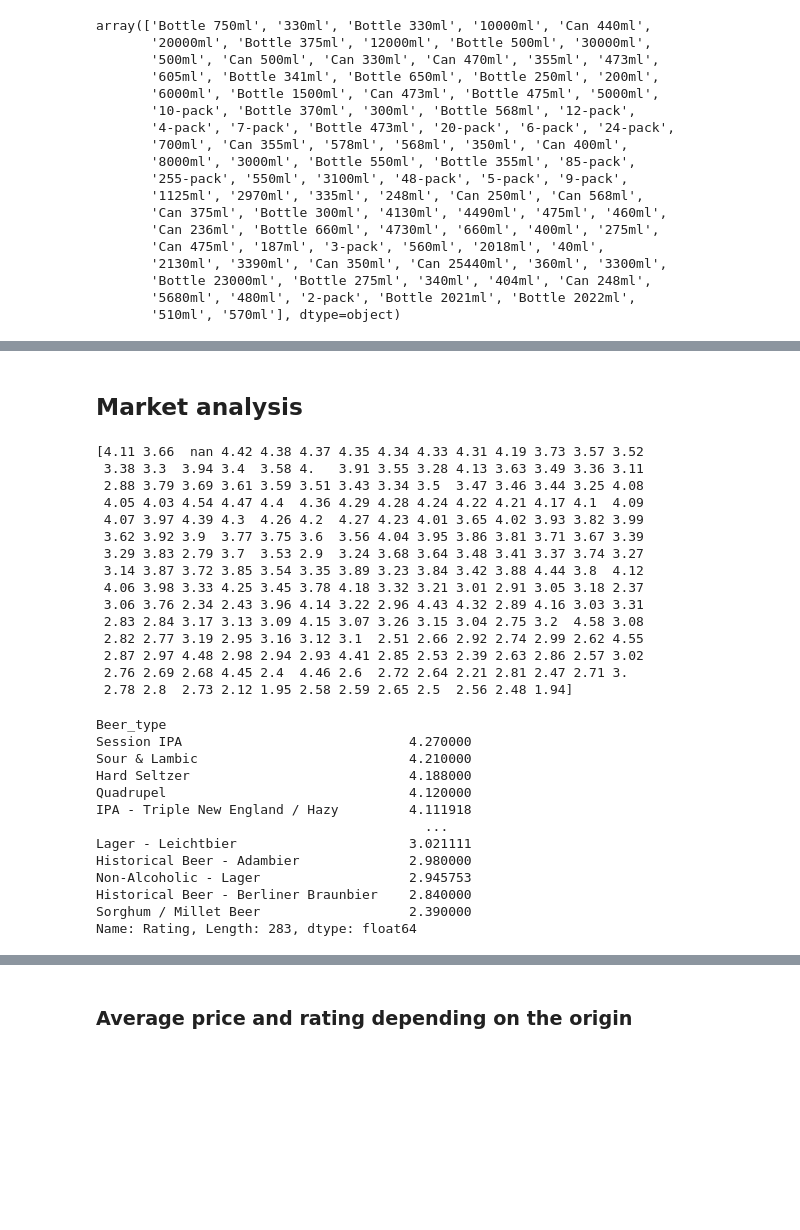
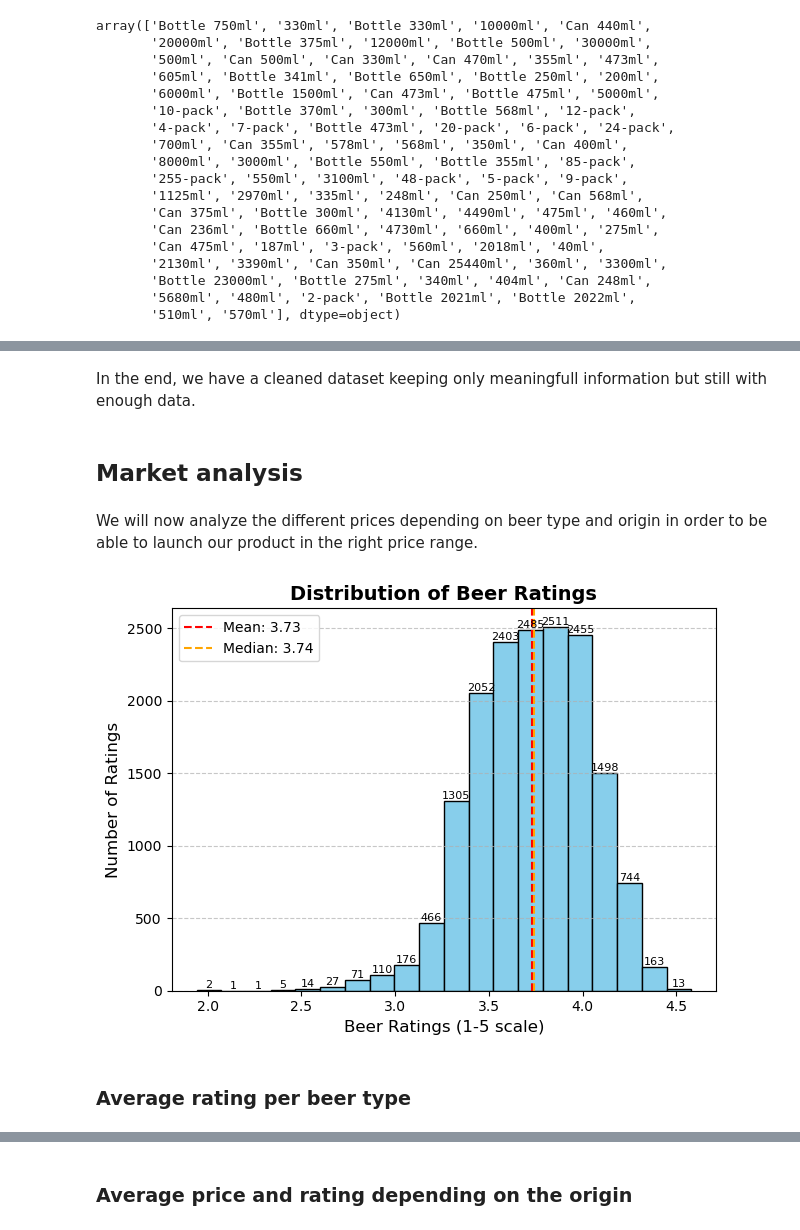
Before and after one commit to epfl-ada/ada-2024-project-pada-wan, a Jupyter notebook: prices.ipynb, the cells around one changed output, grey strips where cells are left out. Cells and saved outputs as stored; diff of their text form; code cells hidden in the pictures; blank space fills up the shorter version.

```diff
--- a/prices.ipynb
+++ b/prices.ipynb
@@ -122,47 +125,32 @@ df_beerizer.to_csv('cleaned_beerizer.csv', index=False)
+# %% [markdown]
+In the end, we have a cleaned dataset keeping only meaningfull information but still with enough data.
 # %% [markdown]
 ## Market analysis
-# %%
-unique_types = df_beerizer['Beer_type'].unique()
-#keep only numeral values
-df_beerizer['Rating'] = pd.to_numeric(df_beerizer['Rating'], errors='coerce')
-print(df_beerizer['Rating'].unique())
-mean_grade_per_type = df_beerizer.groupby('Beer_type')['Rating'].mean(numeric_only=True)
-# print(mean_grade_per_type)
-std_grade_per_type = df_beerizer.groupby('Beer_type')['Rating'].std(numeric_only=True)
-# %% [output]
-[4.11 3.66  nan 4.42 4.38 4.37 4.35 4.34 4.33 4.31 4.19 3.73 3.57 3.52
- 3.38 3.3  3.94 3.4  3.58 4.   3.91 3.55 3.28 4.13 3.63 3.49 3.36 3.11
- 2.88 3.79 3.69 3.61 3.59 3.51 3.43 3.34 3.5  3.47 3.46 3.44 3.25 4.08
- 4.05 4.03 4.54 4.47 4.4  4.36 4.29 4.28 4.24 4.22 4.21 4.17 4.1  4.09
- 4.07 3.97 4.39 4.3  4.26 4.2  4.27 4.23 4.01 3.65 4.02 3.93 3.82 3.99
- 3.62 3.92 3.9  3.77 3.75 3.6  3.56 4.04 3.95 3.86 3.81 3.71 3.67 3.39
- 3.29 3.83 2.79 3.7  3.53 2.9  3.24 3.68 3.64 3.48 3.41 3.37 3.74 3.27
- 3.14 3.87 3.72 3.85 3.54 3.35 3.89 3.23 3.84 3.42 3.88 4.44 3.8  4.12
- 4.06 3.98 3.33 4.25 3.45 3.78 4.18 3.32 3.21 3.01 2.91 3.05 3.18 2.37
- 3.06 3.76 2.34 2.43 3.96 4.14 3.22 2.96 4.43 4.32 2.89 4.16 3.03 3.31
- 2.83 2.84 3.17 3.13 3.09 4.15 3.07 3.26 3.15 3.04 2.75 3.2  4.58 3.08
- 2.82 2.77 3.19 2.95 3.16 3.12 3.1  2.51 2.66 2.92 2.74 2.99 2.62 4.55
- 2.87 2.97 4.48 2.98 2.94 2.93 4.41 2.85 2.53 2.39 2.63 2.86 2.57 3.02
- 2.76 2.69 2.68 4.45 2.4  4.46 2.6  2.72 2.64 2.21 2.81 2.47 2.71 3.
- 2.78 2.8  2.73 2.12 1.95 2.58 2.59 2.65 2.5  2.56 2.48 1.94]
-# %%
-mean_grade_per_type = mean_grade_per_type.sort_values(ascending=False)
-std_grade_per_type = std_grade_per_type[mean_grade_per_type.index]
-#remove nans
-mean_grade_per_type = mean_grade_per_type.dropna()
-std_grade_per_type = std_grade_per_type.dropna()
-print(mean_grade_per_type)
-# %% [output]
-Beer_type
-Session IPA                             4.270000
-Sour & Lambic                           4.210000
-Hard Seltzer                            4.188000
-Quadrupel                               4.120000
-IPA - Triple New England / Hazy         4.111918
-                                          ...
-Lager - Leichtbier                      3.021111
-Historical Beer - Adambier              2.980000
-Non-Alcoholic - Lager                   2.945753
-Historical Beer - Berliner Braunbier    2.840000
-Sorghum / Millet Beer                   2.390000
-Name: Rating, Length: 283, dtype: float64
+# %% [markdown]
+We will now analyze the different prices depending on beer type and origin in order to be able to launch our product in the right price range.
+# %%
+#lets first look at the grade distribution
+counts, bins, patches = plt.hist(df_beerizer['Rating'], bins=20, color='skyblue', edgecolor='black')
+mean = df_beerizer['Rating'].mean()
+median = df_beerizer['Rating'].median()
+
+plt.axvline(mean, color='red', linestyle='--', label=f'Mean: {mean:.2f}')
+plt.axvline(median, color='orange', linestyle='--', label=f'Median: {median:.2f}')
+plt.legend()
+
+# Annotate Bars
+for count, patch in zip(counts, patches):
+    plt.text(patch.get_x() + patch.get_width() / 2, count, int(count),
+             ha='center', va='bottom', fontsize=8)
+
+plt.xlabel('Beer Ratings (1-5 scale)', fontsize=12)
+plt.ylabel('Number of Ratings', fontsize=12)
+plt.title('Distribution of Beer Ratings', fontsize=14, fontweight='bold')
+plt.grid(axis='y', linestyle='--', alpha=0.7)
+plt.tight_layout()
+
+plt.show()
+# %% [output]
+[figure, added]
+# %% [markdown]
+### Average rating per beer type
```
Also changed, not shown: parts of 33 cells of this notebook, 9 other files.
